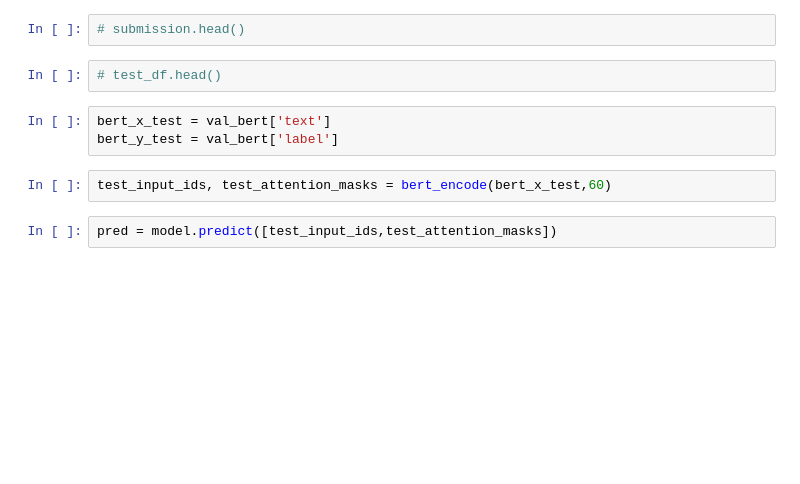
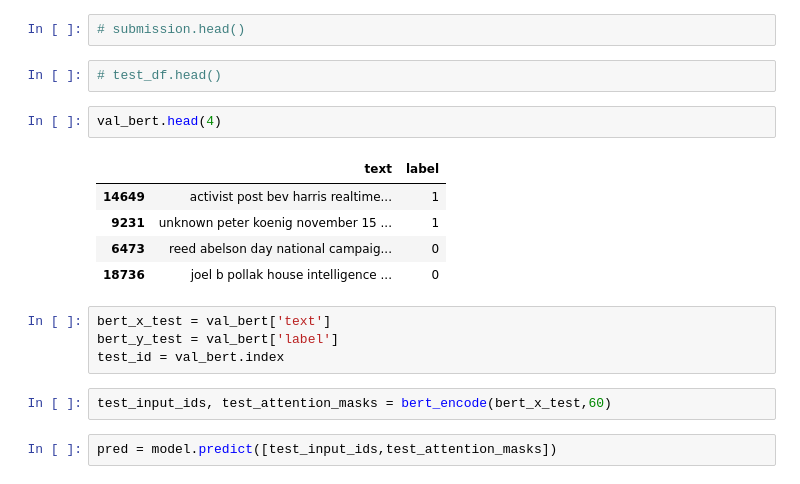
Before and after one commit to Dionysssss/Fake_News_Classifier, a Jupyter notebook: Bert/fake-news-basic-work-tensorflow-with-bert.ipynb, the cells around one changed output. Drawn from its saved outputs; the diff is of its cells as text; blank space fills up the shorter version.

```diff
--- a/Bert/fake-news-basic-work-tensorflow-with-bert.ipynb
+++ b/Bert/fake-news-basic-work-tensorflow-with-bert.ipynb
@@ -795,9 +485,18 @@ plt.show()
 # submission.head()
 # %%
 # test_df.head()
+# %%
+val_bert.head(4)
+# %% [output]
+|  | text | label |
+| 14649 | activist post bev harris realtime... | 1 |
+| 9231 | unknown peter koenig november 15 ... | 1 |
+| 6473 | reed abelson day national campaig... | 0 |
+| 18736 | joel b pollak house intelligence ... | 0 |
 # %%
 bert_x_test = val_bert['text']
 bert_y_test = val_bert['label']
+test_id = val_bert.index
 # %%
 test_input_ids, test_attention_masks = bert_encode(bert_x_test,60)
 # %%
```
Also changed, not shown: parts of 57 cells of this notebook, 2 other files.
